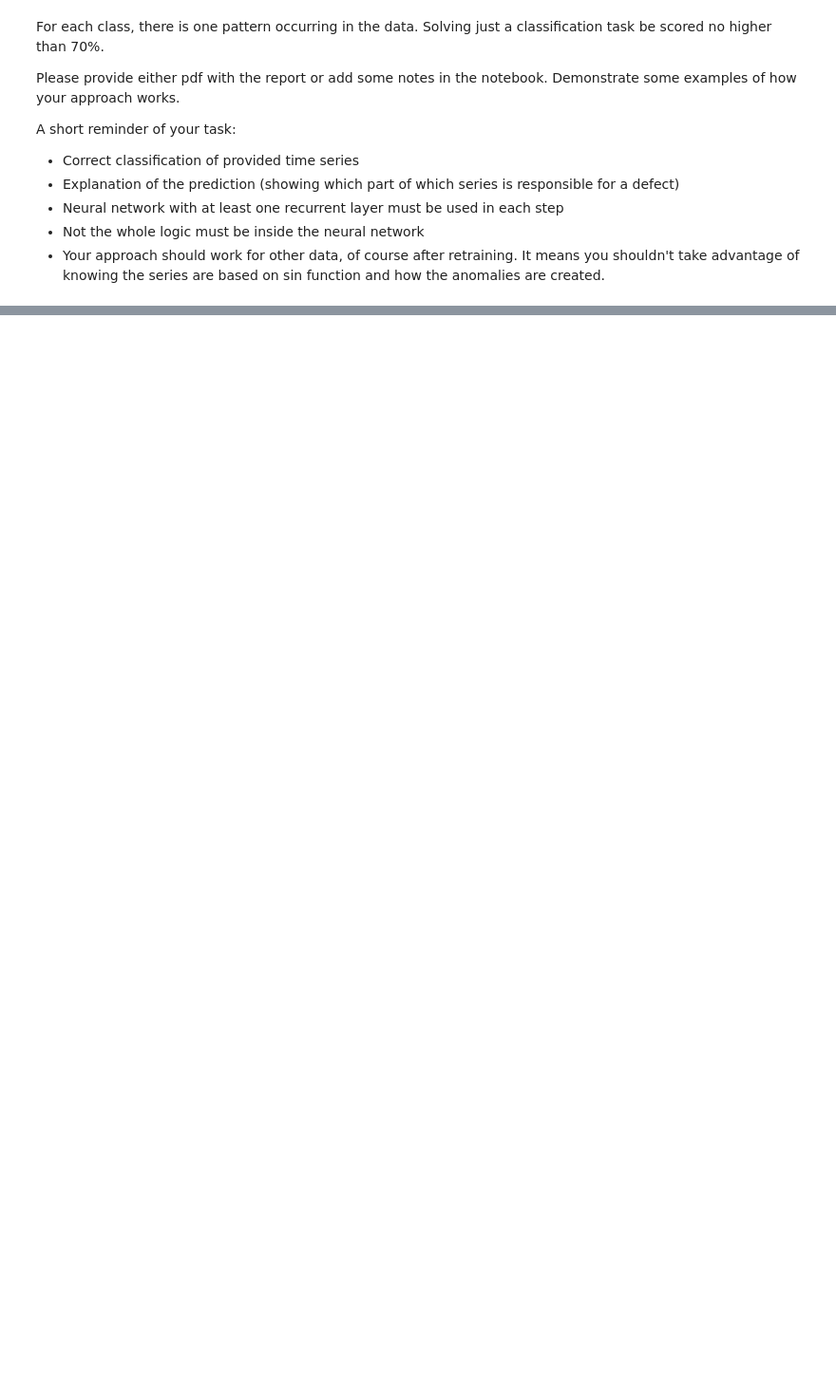
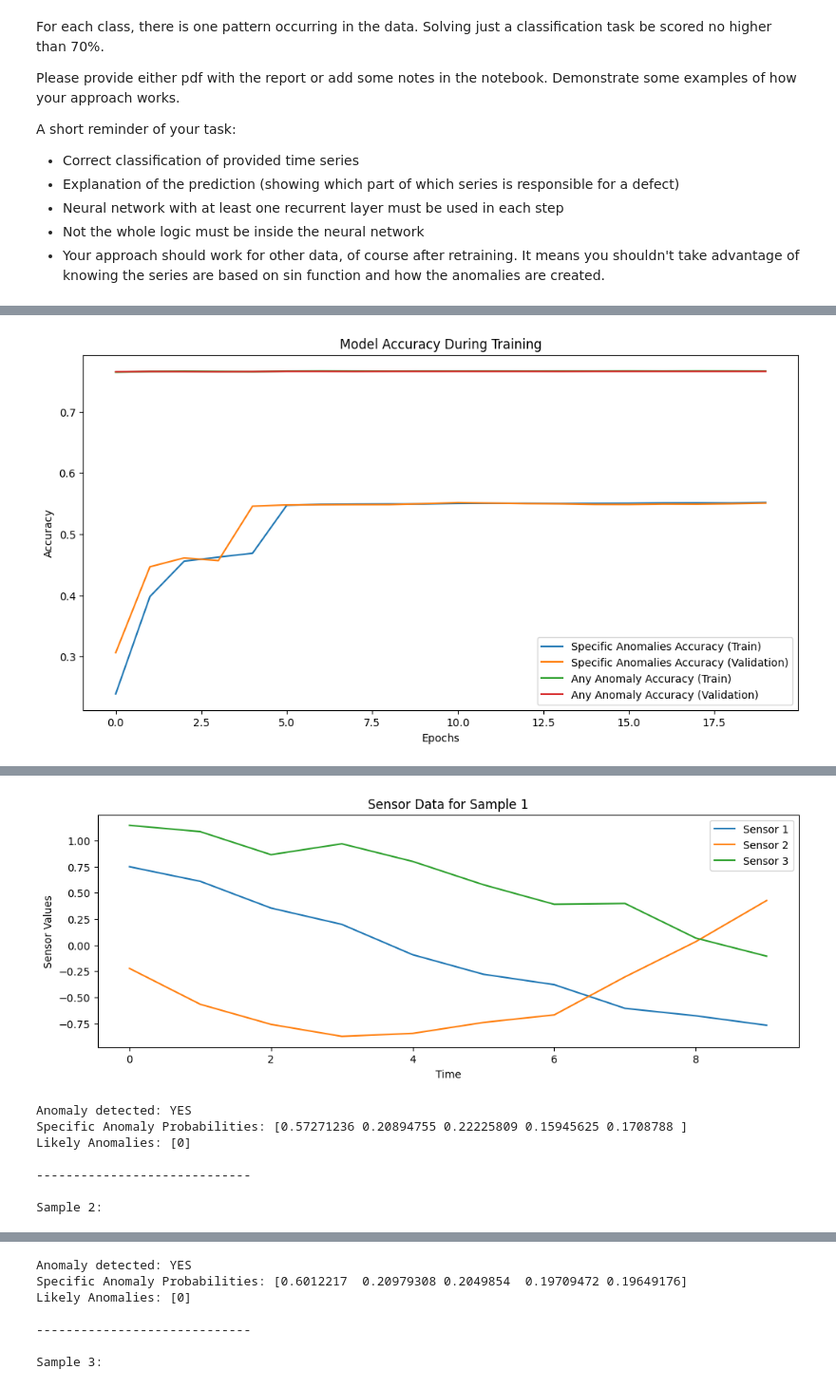
Before and after one commit to Bialkasss/DeepLearning, a Jupyter notebook: RNN/Candies/ProjectData.ipynb, the cells around one changed output, grey strips where cells are left out. Shown at 95% size. Cells and saved outputs as stored; diff of their text form; code cells hidden in the pictures; blank space fills up the shorter version.

```diff
--- a/RNN/Candies/ProjectData.ipynb
+++ b/RNN/Candies/ProjectData.ipynb
@@ -51,0 +212,47 @@ for i in range(5):
+# %%
+# Visualization of training process
+plt.figure(figsize=(12, 6))
+plt.plot(history.history['specific_anomalies_accuracy'], label='Specific Anomalies Accuracy (Train)')
+plt.plot(history.history['val_specific_anomalies_accuracy'], label='Specific Anomalies Accuracy (Validation)')
+plt.plot(history.history['any_anomaly_accuracy'], label='Any Anomaly Accuracy (Train)')
+plt.plot(history.history['val_any_anomaly_accuracy'], label='Any Anomaly Accuracy (Validation)')
+plt.xlabel('Epochs')
+plt.ylabel('Accuracy')
+plt.legend()
+plt.title('Model Accuracy During Training')
+plt.show()
+
+# Prediction and visualization
+def visualize_predictions(X_sample, Y_sample_specific, Y_sample_any):
+    predictions = model.predict(X_sample)
+    specific_preds, any_preds = predictions
+
+    for i in range(len(X_sample)):
+        print(f"Sample {i + 1}:")
+        plt.figure(figsize=(12, 4))
+
+        for sensor_idx in range(3):
+            plt.plot(X_sample[i][:, sensor_idx], label=f'Sensor {sensor_idx + 1}')
+
+        plt.title(f"Sensor Data for Sample {i + 1}")
+        plt.xlabel("Time")
+        plt.ylabel("Sensor Values")
+        plt.legend()
+        plt.show()
+
+        if any_preds[i] > 0.5:
+            print("Anomaly detected: YES")
+            print("Specific Anomaly Probabilities:", specific_preds[i])
+            print("Likely Anomalies:", np.where(specific_preds[i] > 0.5)[0])
+        else:
+            print("Anomaly detected: NO")
+
+        print("\n-----------------------------\n")
+
+# Test visualization with a sample of test data
+X_sample = X_test[:5]
+Y_sample_specific = Y_test_specific[:5]
+Y_sample_any = Y_test_any[:5]
+visualize_predictions(X_sample, Y_sample_specific, Y_sample_any)
+# %% [output]
+[figure, added]
@@ -51,0 +261,8 @@ for i in range(5):
+[figure, added]
+Anomaly detected: YES
+Specific Anomaly Probabilities: [0.57271236 0.20894755 0.22225809 0.15945625 0.1708788 ]
+Likely Anomalies: [0]
+
+-----------------------------
+
+Sample 2:
@@ -51,0 +270,7 @@ for i in range(5):
+Anomaly detected: YES
+Specific Anomaly Probabilities: [0.6012217  0.20979308 0.2049854  0.19709472 0.19649176]
+Likely Anomalies: [0]
+
+-----------------------------
+
+Sample 3:
```
Also changed, not shown: parts of 22 cells of this notebook, 1 other file.
